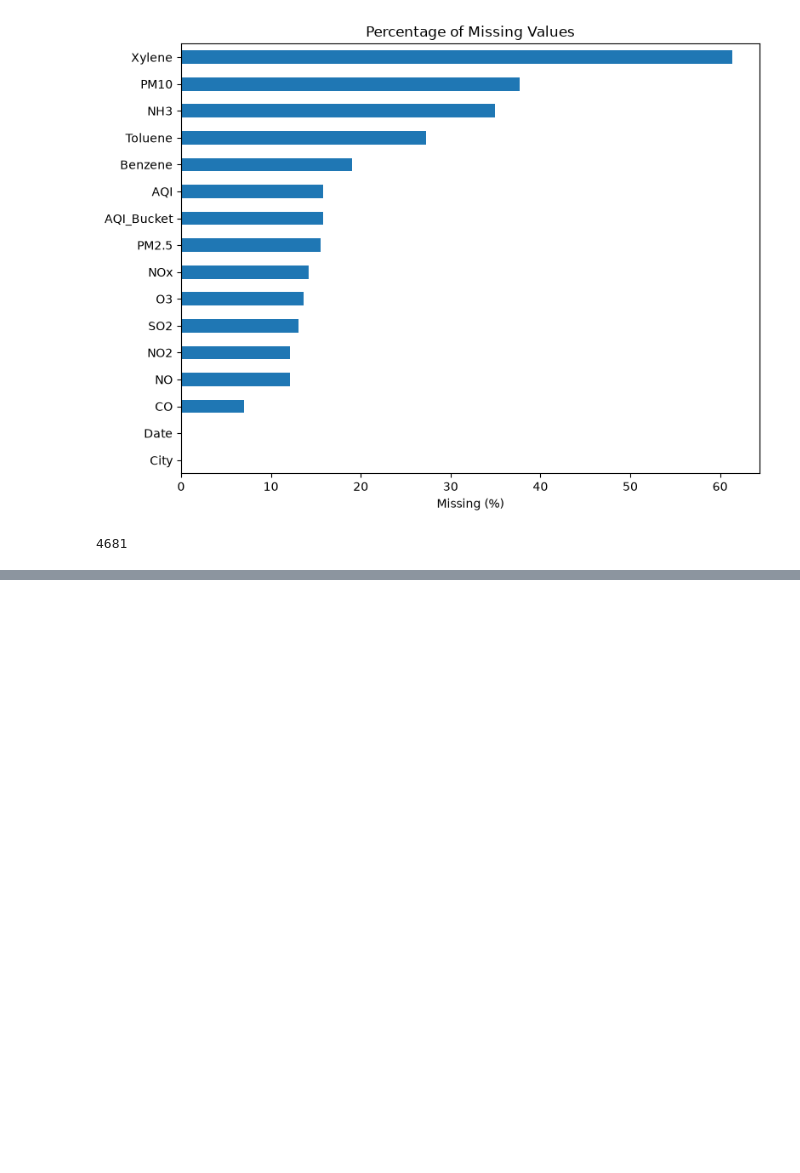
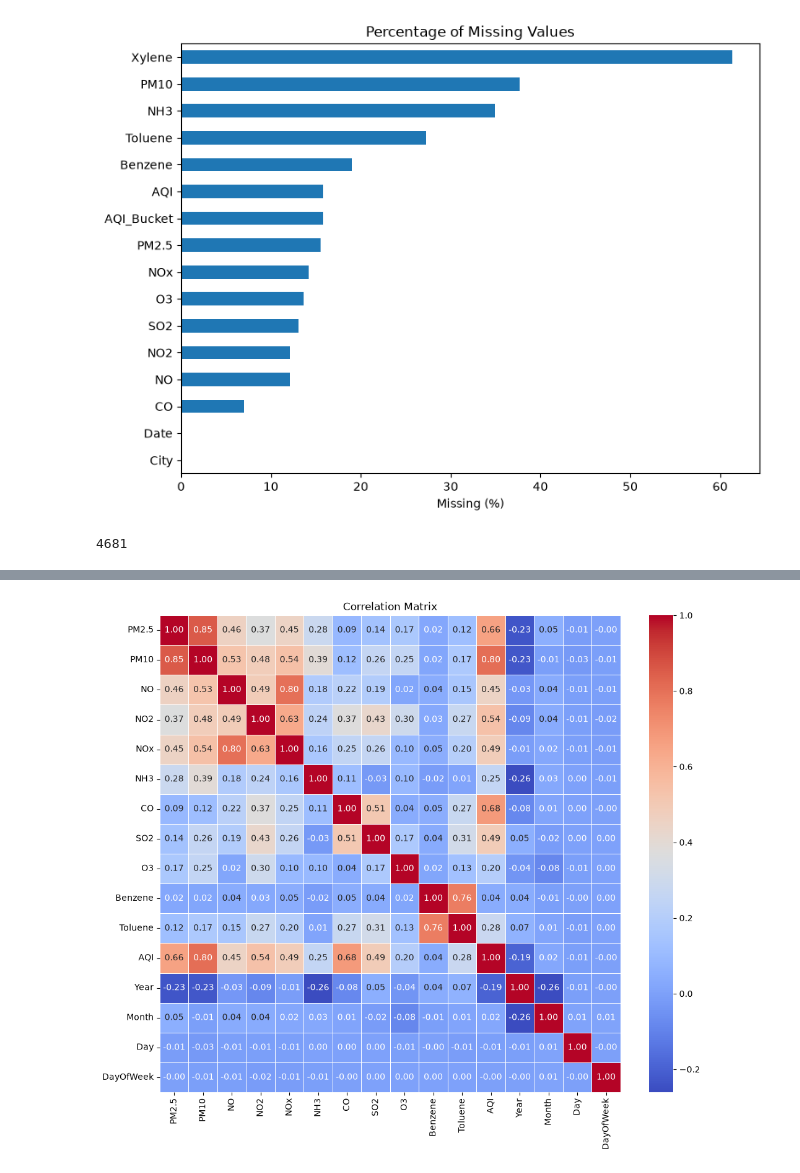
Before and after one commit to NAVYA1709/AirGuard-AI, a Jupyter notebook: notebooks/01_data_exploration.ipynb, the cells around one changed output, grey strips where cells are left out. Saved outputs shown, nothing was run; the diff lists cells and outputs as text; code cells hidden in the pictures; blank space fills up the shorter version.

```diff
--- a/notebooks/01_data_exploration.ipynb
+++ b/notebooks/01_data_exploration.ipynb
@@ -271,0 +295,12 @@ df_model.to_csv("../data/cleaned_data.csv", index=False)
+# %%
+def get_season(month):
+    if month in [12, 1, 2]:
+        return "Winter"
+    elif month in [3, 4, 5]:
+        return "Summer"
+    elif month in [6, 7, 8, 9]:
+        return "Monsoon"
+    else:
+        return "Post-Monsoon"
+# %%
+df_model["Season"] = df_model["Month"].apply(get_season)
@@ -271,0 +352,2 @@ df_model.to_csv("../data/cleaned_data.csv", index=False)
+# %%
+df_model.reset_index(drop=True, inplace=True)
@@ -271,0 +363,3 @@ df_model.to_csv("../data/cleaned_data.csv", index=False)
+# %%
+correlation = df_model.select_dtypes(include=["number"]).corr()
+correlation
@@ -271,0 +384,18 @@ df_model.to_csv("../data/cleaned_data.csv", index=False)
+# %%
+import seaborn as sns
+import matplotlib.pyplot as plt
+
+plt.figure(figsize=(12, 10))
+
+sns.heatmap(
+    correlation,
+    annot=True,
+    fmt=".2f",
+    cmap="coolwarm",
+    linewidths=0.5
+)
+
+plt.title("Correlation Matrix")
+plt.show()
+# %% [output]
+[figure, added]
```
Also changed, not shown: parts of 44 cells of this notebook, 1 other file.
